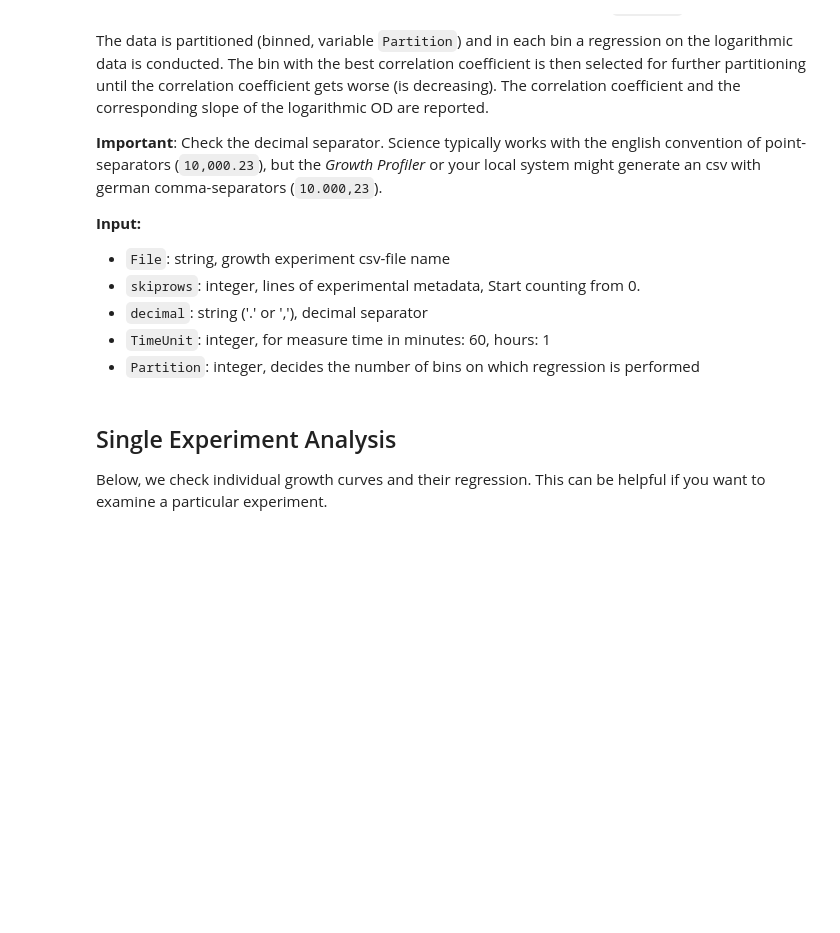
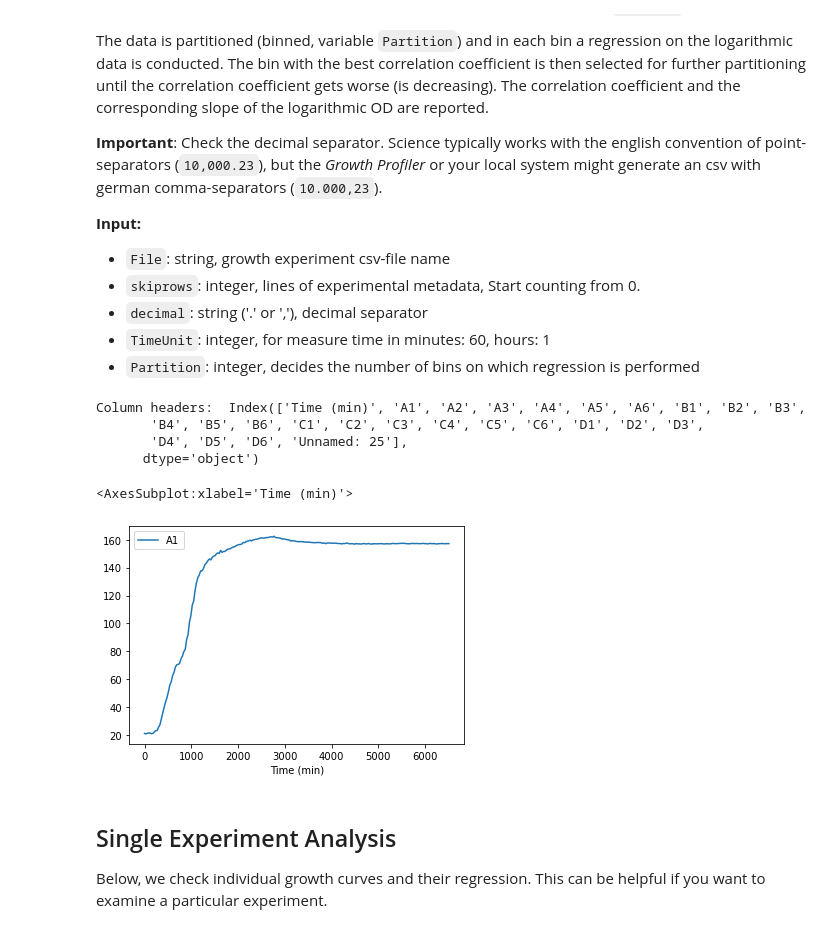
Before and after one commit to uliebal/gp_analytics, a Jupyter notebook: GrowthCurveAnalysis.ipynb, the cells around one changed output. Drawn from its saved outputs; the diff is of its cells as text; code cells hidden in the pictures; blank space fills up the shorter version.

```diff
--- a/GrowthCurveAnalysis.ipynb
+++ b/GrowthCurveAnalysis.ipynb
@@ -38,15 +36,22 @@ CorrectedOD(15, 1, 1)
 # %%
-File = None
-skiprows = None
-decimal = None
-TimeUnit = None
-Partition = None
+File = os.path.join('data', 'GP_20210507_171028_MTP03_GValue.csv')
+skiprows = 23
+decimal = ','
+TimeUnit = 60
+Partition = 4
 df = pd.read_csv(File, skiprows=skiprows , decimal=decimal)
 df = df.drop(labels='Input_Image', axis=1)
 TimeAx = df.columns[0] #'Time (min)' # for growth profiler
 Exp0 = df.columns[1]
 print('Column headers: ', df.columns)
 df.plot(x=TimeAx, y=Exp0)
+# %% [output]
+Column headers:  Index(['Time (min)', 'A1', 'A2', 'A3', 'A4', 'A5', 'A6', 'B1', 'B2', 'B3',
+       'B4', 'B5', 'B6', 'C1', 'C2', 'C3', 'C4', 'C5', 'C6', 'D1', 'D2', 'D3',
+       'D4', 'D5', 'D6', 'Unnamed: 25'],
+      dtype='object')
+<AxesSubplot:xlabel='Time (min)'>
+[figure, added]
 # %% [markdown]
 ## Single Experiment Analysis
 
```
Also changed, not shown: parts of 5 cells of this notebook, 2 other files.
